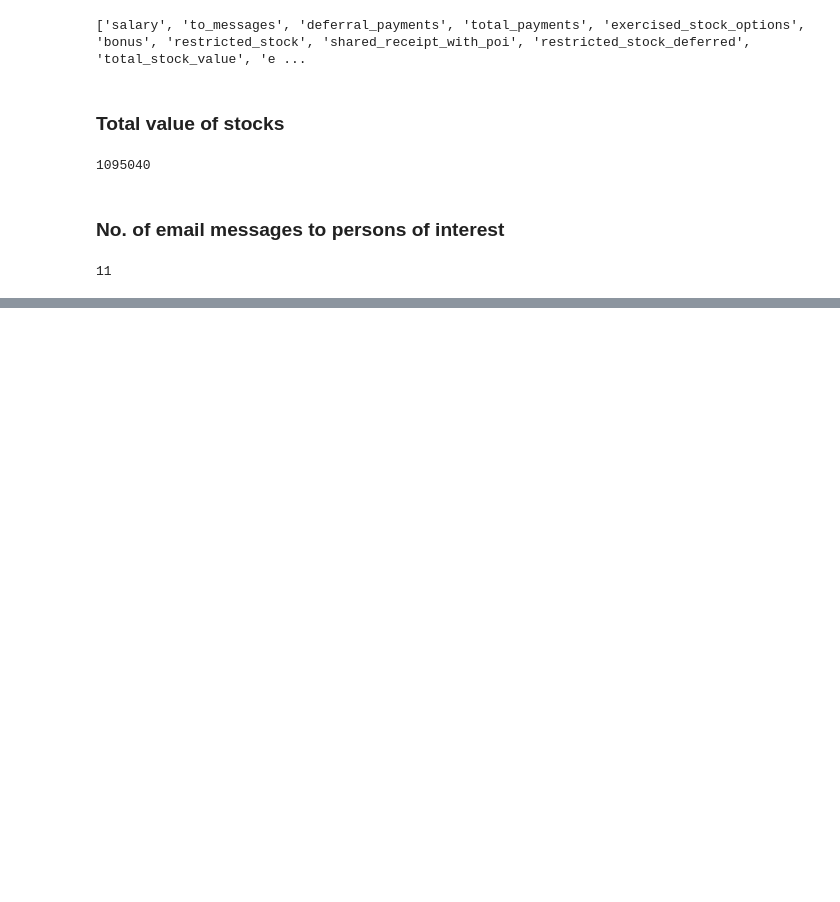
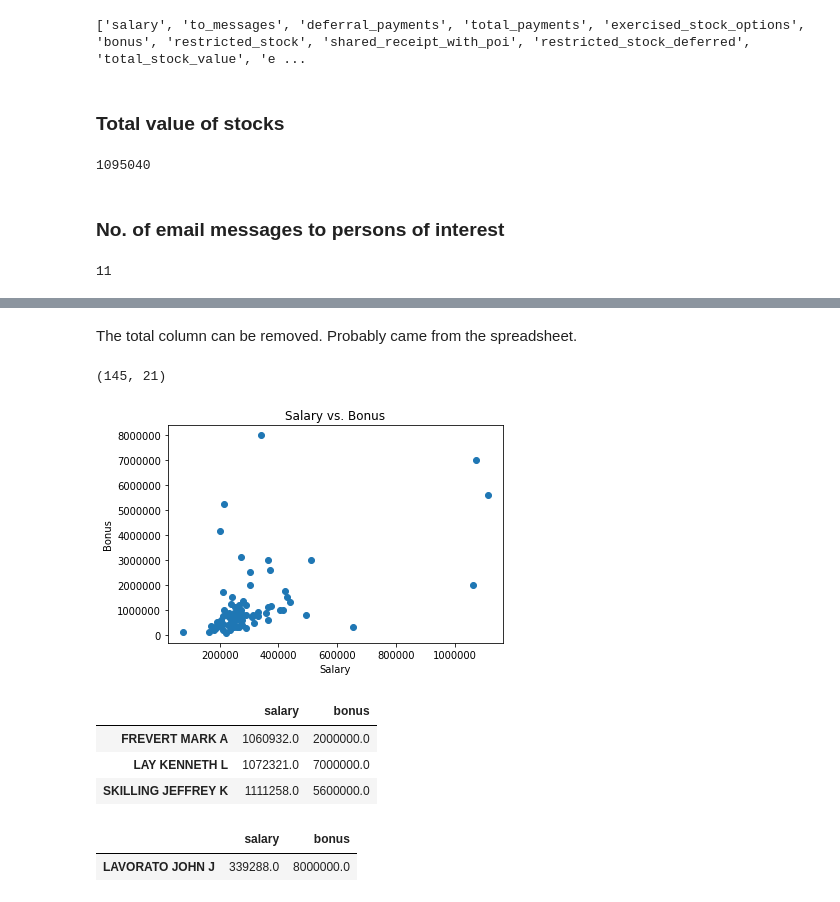
Before and after one commit to XCMer/DAND-Identify-Fraud, a Jupyter notebook: notebooks/Exploration.ipynb, the cells around one changed output, grey strips where cells are left out. Cells and saved outputs as stored; diff of their text form; code cells hidden in the pictures; blank space fills up the shorter version.

```diff
--- a/notebooks/Exploration.ipynb
+++ b/notebooks/Exploration.ipynb
@@ -71,0 +260,31 @@ enron_data['COLWELL WESLEY']['from_this_person_to_poi']
+# %% [markdown]
+The total column can be removed. Probably came from the spreadsheet.
+# %%
+enron_data_pd1 = enron_data_pd.drop('TOTAL')
+# %%
+enron_data_pd1.shape
+# %% [output]
+(145, 21)
+# %%
+plt.figure()
+plt.scatter(enron_data_pd1['salary'], enron_data_pd1['bonus'])
+plt.xlabel('Salary')
+plt.ylabel('Bonus')
+plt.title('Salary vs. Bonus')
+
+plt.show()
+plt.close()
+# %% [output]
+[figure, added]
+# %%
+enron_data_pd1[enron_data_pd1['salary'] > 1e6][['salary', 'bonus']]
+# %% [output]
+|  | salary | bonus |
+| FREVERT MARK A | 1060932.0 | 2000000.0 |
+| LAY KENNETH L | 1072321.0 | 7000000.0 |
+| SKILLING JEFFREY K | 1111258.0 | 5600000.0 |
+# %%
+enron_data_pd1[enron_data_pd1['bonus'] > 7e6][['salary', 'bonus']]
+# %% [output]
+|  | salary | bonus |
+| LAVORATO JOHN J | 339288.0 | 8000000.0 |
```
Also changed, not shown: parts of 31 cells of this notebook, 7 other files.
